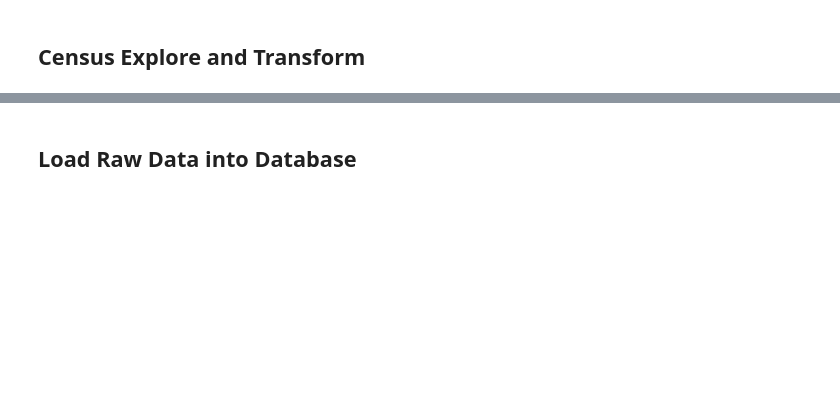
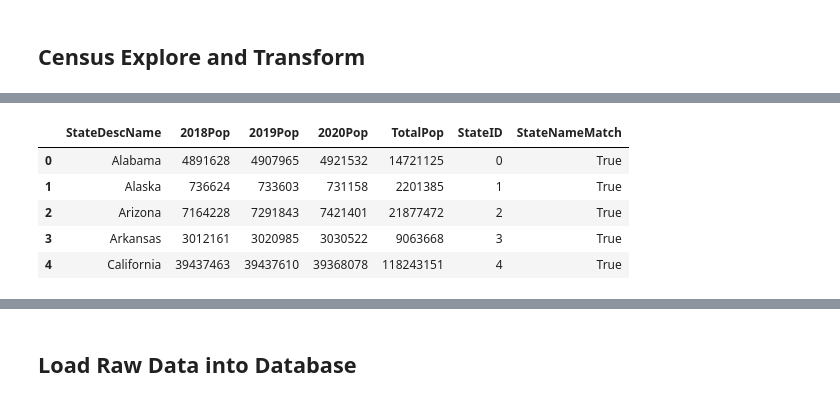
Before and after one commit to kidik425/13-ETL_Project, a Jupyter notebook: Notebooks/ETL_Final.ipynb, the cells around one changed output, grey strips where cells are left out. Drawn from its saved outputs; the diff is of its cells as text; code cells hidden in the pictures; blank space fills up the shorter version.

```diff
--- a/Notebooks/ETL_Final.ipynb
+++ b/Notebooks/ETL_Final.ipynb
@@ -65,0 +108,4 @@ massRawDF.head()
+# %%
+StateID = 0
+stateDF.insert(StateID, "StateID", value = range(len(stateDF)))
+stateDF.head()
@@ -114,7 +228,14 @@ cenNew.head()
 # %%
 # Now that you know both DFs match row per row, assign StateID for census from StateID for states
-cenNew["StateID"] = cenNew["StateID"]
+cenNew["StateID"] = stateDF["StateID"]
 cenNew.head()
+# %% [output]
+|  | StateDescName | 2018Pop | 2019Pop | 2020Pop | TotalPop | StateID | StateNameMatch |
+| 0 | Alabama | 4891628 | 4907965 | 4921532 | 14721125 | 0 | True |
+| 1 | Alaska | 736624 | 733603 | 731158 | 2201385 | 1 | True |
+| 2 | Arizona | 7164228 | 7291843 | 7421401 | 21877472 | 2 | True |
+| 3 | Arkansas | 3012161 | 3020985 | 3030522 | 9063668 | 3 | True |
+| 4 | California | 39437463 | 39437610 | 39368078 | 118243151 | 4 | True |
 # %%
 # Drop the StatesNameMatch
 cenNew = cenNew.drop('StateNameMatch' ,1)
```
Also changed, not shown: parts of 32 cells of this notebook, 6 other files.
